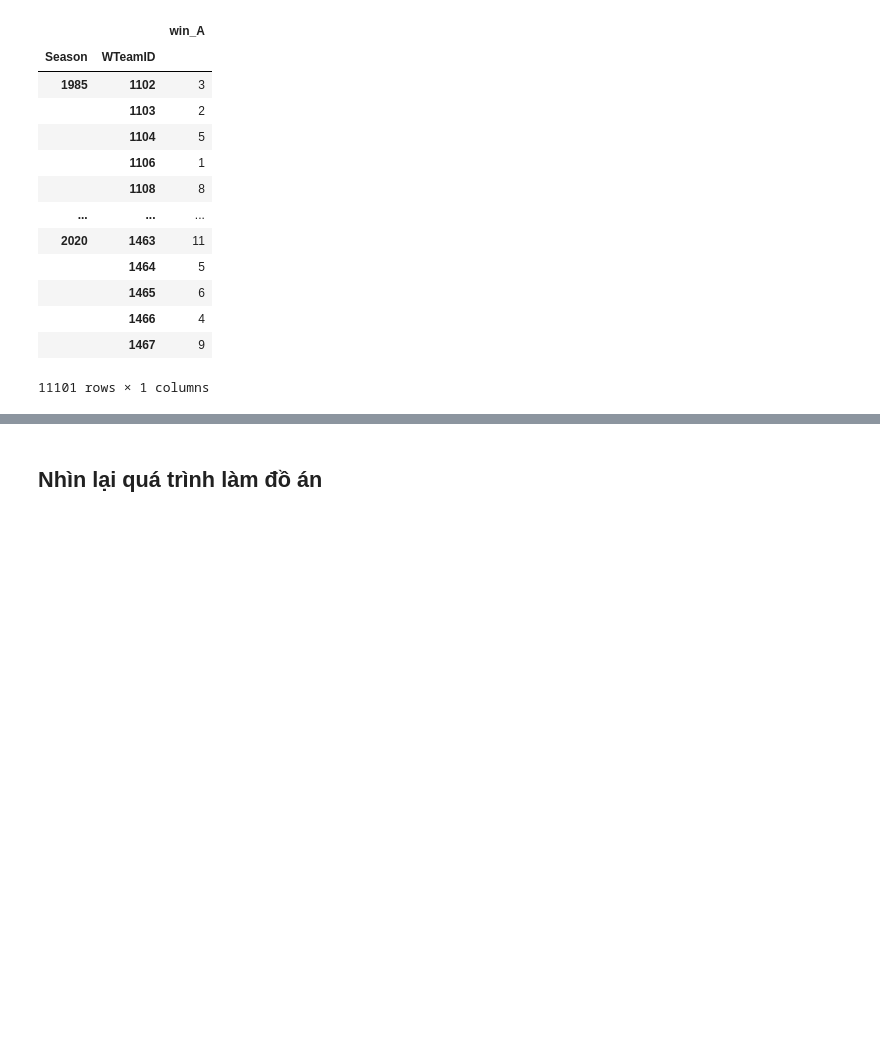
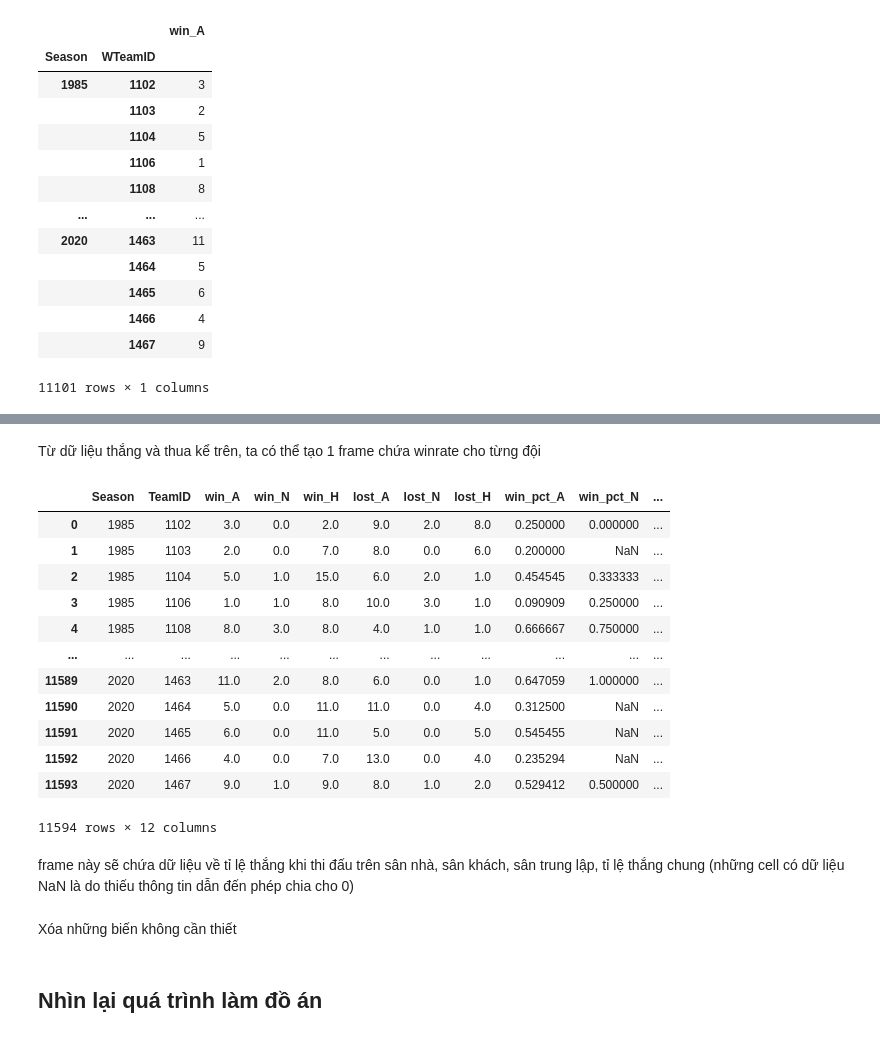
Before and after one commit to nomiku1999/KTDLUD, a Jupyter notebook: Report.ipynb, the cells around one changed output, grey strips where cells are left out. Saved outputs shown, nothing was run; the diff lists cells and outputs as text; code cells hidden in the pictures; blank space fills up the shorter version.

```diff
--- a/Report.ipynb
+++ b/Report.ipynb
@@ -282,0 +288,7 @@ A_w
+# %%
+N_w = MRSCResults[MRSCResults.WLoc == 'N']\
+    .groupby(['Season','WTeamID'])['WTeamID'].count().to_frame()\
+    .rename(columns={"WTeamID": "win_N"})
+H_w = MRSCResults[MRSCResults.WLoc == 'H']\
+    .groupby(['Season','WTeamID'])['WTeamID'].count().to_frame()\
+    .rename(columns={"WTeamID": "win_H"})
@@ -282,0 +331,3 @@ A_w
+# %%
+win = A_w.join(N_w, how='outer').join(H_w, how='outer').fillna(0)
+win.index = win.index.rename(['Season', 'TeamID'])
@@ -282,0 +353,12 @@ A_w
+# %%
+H_l = MRSCResults[MRSCResults.WLoc == 'A']\
+    .groupby(['Season','LTeamID'])['LTeamID'].count().to_frame()\
+    .rename(columns={"LTeamID": "lost_H"})
+N_l = MRSCResults[MRSCResults.WLoc == 'N']\
+    .groupby(['Season','LTeamID'])['LTeamID'].count().to_frame()\
+    .rename(columns={"LTeamID": "lost_N"})
+A_l = MRSCResults[MRSCResults.WLoc == 'H']\
+    .groupby(['Season','LTeamID'])['LTeamID'].count().to_frame()\
+    .rename(columns={"LTeamID": "lost_A"})
+lost = A_l.join(N_l, how='outer').join(H_l, how='outer').fillna(0)
+lost.index = lost.index.rename(['Season', 'TeamID'])
@@ -282,0 +382,30 @@ A_w
+# %% [markdown]
+Từ dữ liệu thắng và thua kể trên, ta có thể tạo 1 frame chứa winrate cho từng đội
+# %%
+wl = win.join(lost, how='outer').reset_index()
+wl['win_pct_A'] = wl['win_A'] / (wl['win_A'] + wl['lost_A'])
+wl['win_pct_N'] = wl['win_N'] / (wl['win_N'] + wl['lost_N'])
+wl['win_pct_H'] = wl['win_H'] / (wl['win_H'] + wl['lost_H'])
+wl['win_pct_All'] = (wl['win_A'] + wl['win_N'] + wl['win_H']) /           \
+    (wl['win_A'] + wl['win_N'] + wl['win_H'] + wl['lost_A']               \
+     + wl['lost_N'] + wl['lost_H'])
+# %%
+wl
+# %% [output]
+|  | Season | TeamID | win_A | win_N | win_H | lost_A | lost_N | lost_H | win_pct_A | win_pct_N | ... |
+| 0 | 1985 | 1102 | 3.0 | 0.0 | 2.0 | 9.0 | 2.0 | 8.0 | 0.250000 | 0.000000 | ... |
+| 1 | 1985 | 1103 | 2.0 | 0.0 | 7.0 | 8.0 | 0.0 | 6.0 | 0.200000 | NaN | ... |
+| 2 | 1985 | 1104 | 5.0 | 1.0 | 15.0 | 6.0 | 2.0 | 1.0 | 0.454545 | 0.333333 | ... |
+| 3 | 1985 | 1106 | 1.0 | 1.0 | 8.0 | 10.0 | 3.0 | 1.0 | 0.090909 | 0.250000 | ... |
+| 4 | 1985 | 1108 | 8.0 | 3.0 | 8.0 | 4.0 | 1.0 | 1.0 | 0.666667 | 0.750000 | ... |
+| ... | ... | ... | ... | ... | ... | ... | ... | ... | ... | ... | ... |
+| 11589 | 2020 | 1463 | 11.0 | 2.0 | 8.0 | 6.0 | 0.0 | 1.0 | 0.647059 | 1.000000 | ... |
+| 11590 | 2020 | 1464 | 5.0 | 0.0 | 11.0 | 11.0 | 0.0 | 4.0 | 0.312500 | NaN | ... |
+| 11591 | 2020 | 1465 | 6.0 | 0.0 | 11.0 | 5.0 | 0.0 | 5.0 | 0.545455 | NaN | ... |
+| 11592 | 2020 | 1466 | 4.0 | 0.0 | 7.0 | 13.0 | 0.0 | 4.0 | 0.235294 | NaN | ... |
+| 11593 | 2020 | 1467 | 9.0 | 1.0 | 9.0 | 8.0 | 1.0 | 2.0 | 0.529412 | 0.500000 | ... |
+11594 rows × 12 columns
+# %% [markdown]
+frame này sẽ chứa dữ liệu về tỉ lệ thắng khi thi đấu trên sân nhà, sân khách, sân trung lập, tỉ lệ thắng chung (những cell có dữ liệu NaN là do thiếu thông tin dẫn đến phép chia cho 0)
+# %% [markdown]
+Xóa những biến không cần thiết
```
Also changed, not shown: parts of 17 cells of this notebook.
